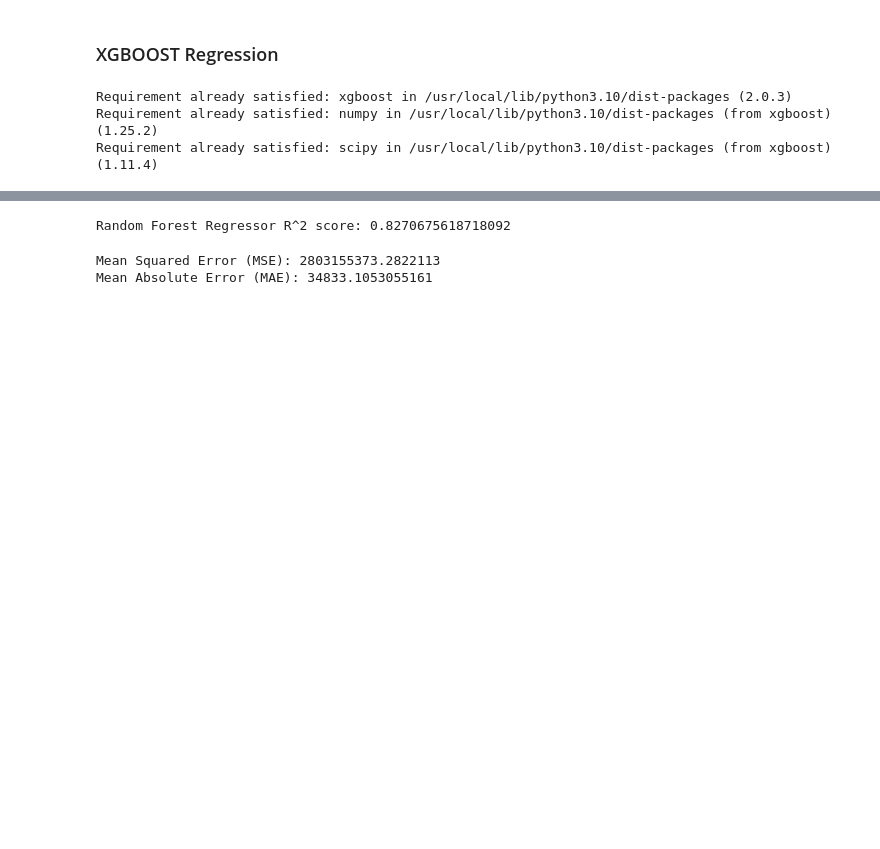
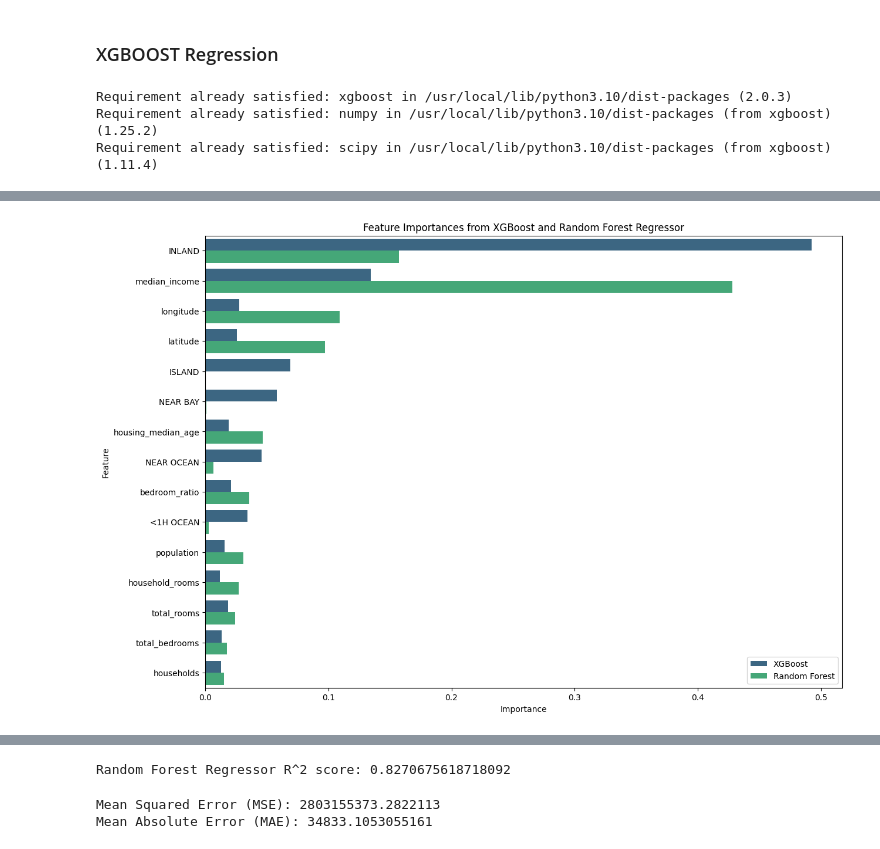
Before and after one commit to andrillion/Projects, a Jupyter notebook: Kopia_av_california_housing_prices.ipynb, the cells around one changed output, grey strips where cells are left out. Cells and saved outputs as stored; diff of their text form; code cells hidden in the pictures; blank space fills up the shorter version.

```diff
--- a/Kopia_av_california_housing_prices.ipynb
+++ b/Kopia_av_california_housing_prices.ipynb
@@ -662,0 +783,72 @@ Mean Absolute Error (MAE): 171549.56631927454
+# %%
+import pandas as pd
+import matplotlib.pyplot as plt
+import seaborn as sns
+
+# Feature importances from XGBoost
+xgb_feature_importances = {
+ 'INLAND': 0.4926243,
+ 'median_income': 0.13419986,
+ 'ISLAND': 0.06934215,
+ 'NEAR BAY': 0.058063168,
+ 'NEAR OCEAN': 0.045771852,
+ '<1H OCEAN': 0.034118433,
+ 'longitude': 0.02769474,
+ 'latitude': 0.025962116,
+ 'bedroom_ratio': 0.020870447,
+ 'housing_median_age': 0.019054124,
+ 'total_rooms': 0.01858477,
+ 'population': 0.015908957,
+ 'total_bedrooms': 0.013169293,
+ 'households': 0.012742332,
+ 'household_rooms': 0.011893478
+}
+
+# Feature importances from Random Forest
+rf_feature_importances = {
+ 'median_income': 0.428006293419949,
+ 'INLAND': 0.15739730127610077,
+ 'longitude': 0.10933633075051455,
+ 'latitude': 0.09720229274098371,
+ 'housing_median_age': 0.04656141177240642,
+ 'bedroom_ratio': 0.03580856234248036,
+ 'population': 0.030937601623562624,
+ 'household_rooms': 0.02695965202401708,
+ 'total_rooms': 0.02443256071034141,
+ 'total_bedrooms': 0.01747800959388983,
+ 'households': 0.015342297986084977,
+ 'NEAR OCEAN': 0.006561921627966141,
+ '<1H OCEAN': 0.0027528083073283397,
+ 'NEAR BAY': 0.0009360338264738147,
+ 'ISLAND': 0.00028692199790074087
+}
+
+# Convert to DataFrame for plotting
+xgb_importance_df = pd.DataFrame({
+    'Feature': list(xgb_feature_importances.keys()),
+    'Importance': list(xgb_feature_importances.values()),
+    'Model': 'XGBoost'
+})
+
+rf_importance_df = pd.DataFrame({
+    'Feature': list(rf_feature_importances.keys()),
+    'Importance': list(rf_feature_importances.values()),
+    'Model': 'Random Forest'
+})
+
+# Combine DataFrames
+importances_df = pd.concat([xgb_importance_df, rf_importance_df])
+
+# Sort by importance
+importances_df = importances_df.sort_values(by='Importance', ascending=False)
+
+# Plot feature importances
+plt.figure(figsize=(14, 10))
+sns.barplot(x='Importance', y='Feature', hue='Model', data=importances_df, palette='viridis')
+plt.xlabel('Importance')
+plt.ylabel('Feature')
+plt.title('Feature Importances from XGBoost and Random Forest Regressor')
+plt.legend(loc='best')
+plt.show()
+# %% [output]
+[figure, added]
```
Also changed, not shown: parts of 18 cells of this notebook.
